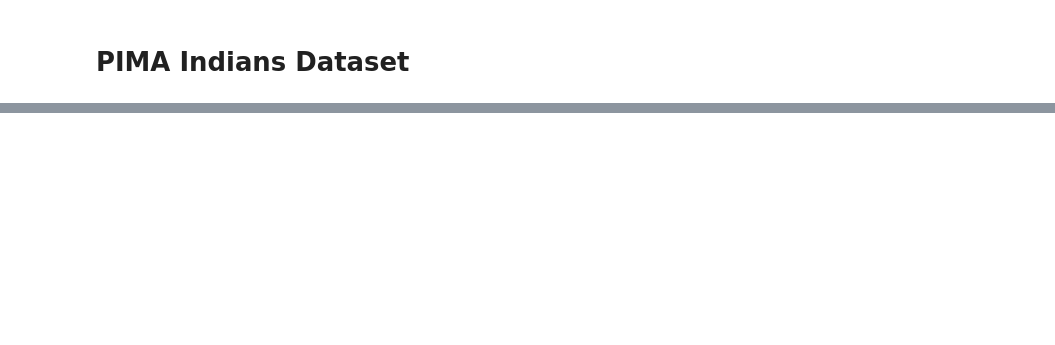
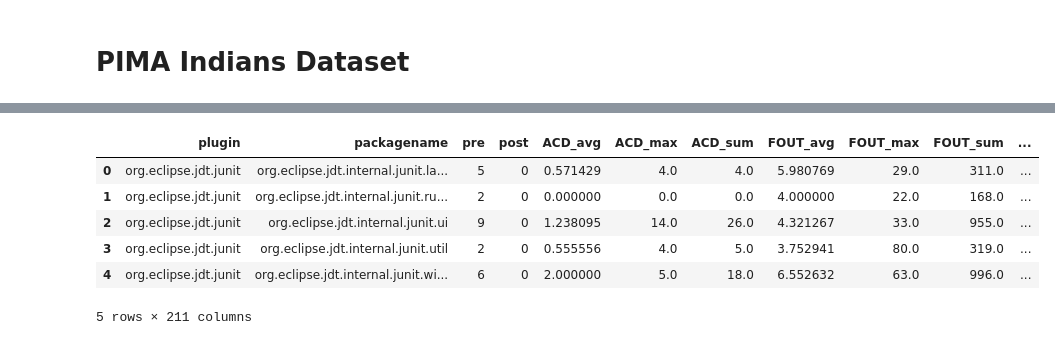
Before and after one commit to Robino-CK/data_mining, a Jupyter notebook: analysis.ipynb, the cells around one changed output, grey strips where cells are left out. Saved outputs shown, nothing was run; the diff lists cells and outputs as text; code cells hidden in the pictures; blank space fills up the shorter version.

```diff
--- a/analysis.ipynb
+++ b/analysis.ipynb
@@ -49,0 +79,14 @@ array([[277, 223],
+# %%
+bug_predict_train = pd.read_csv('res/eclipse-metrics-packages-2.0.csv', delimiter=';')
+bug_predict_test = pd.read_csv('res/eclipse-metrics-packages-3.0.csv', delimiter=';')
+
+bug_predict_train.head()
+#np.loadtxt('res/eclipse-metrics-packages-2.0.csv', delimiter=';', skiprows=1)
+# %% [output]
+|  | plugin | packagename | pre | post | ACD_avg | ACD_max | ACD_sum | FOUT_avg | FOUT_max | FOUT_sum | ... |
+| 0 | org.eclipse.jdt.junit | org.eclipse.jdt.internal.junit.la... | 5 | 0 | 0.571429 | 4.0 | 4.0 | 5.980769 | 29.0 | 311.0 | ... |
+| 1 | org.eclipse.jdt.junit | org.eclipse.jdt.internal.junit.ru... | 2 | 0 | 0.000000 | 0.0 | 0.0 | 4.000000 | 22.0 | 168.0 | ... |
+| 2 | org.eclipse.jdt.junit | org.eclipse.jdt.internal.junit.ui | 9 | 0 | 1.238095 | 14.0 | 26.0 | 4.321267 | 33.0 | 955.0 | ... |
+| 3 | org.eclipse.jdt.junit | org.eclipse.jdt.internal.junit.util | 2 | 0 | 0.555556 | 4.0 | 5.0 | 3.752941 | 80.0 | 319.0 | ... |
+| 4 | org.eclipse.jdt.junit | org.eclipse.jdt.internal.junit.wi... | 6 | 0 | 2.000000 | 5.0 | 18.0 | 6.552632 | 63.0 | 996.0 | ... |
+5 rows × 211 columns
```
Also changed, not shown: parts of 13 cells of this notebook, 7 other files.
